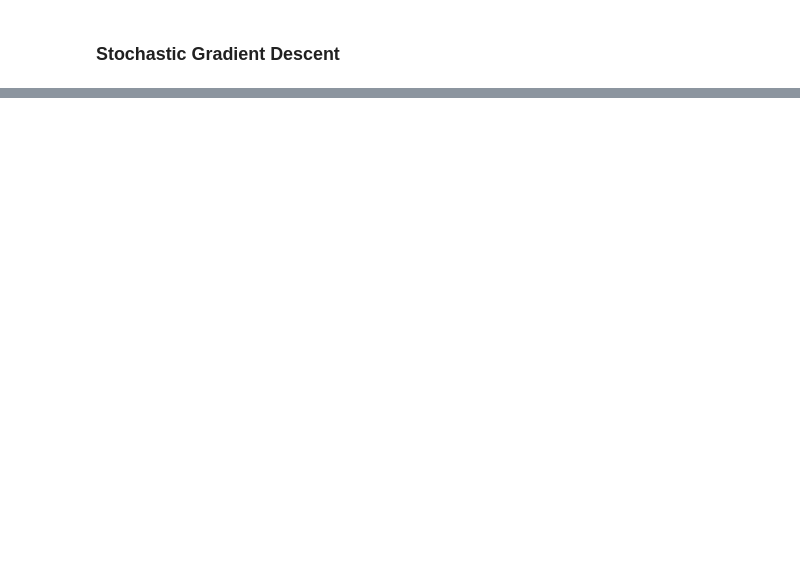
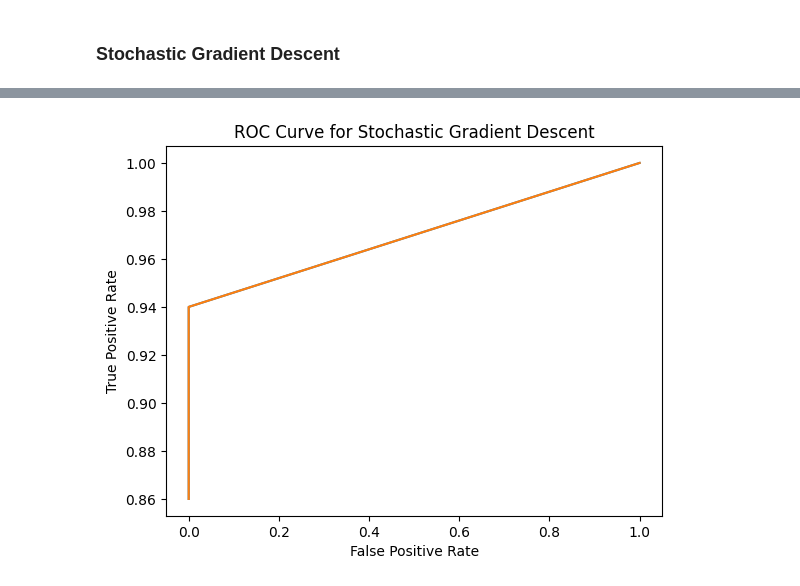
Before and after one commit to AbinashChetia/log_reg_ac, a Jupyter notebook: eg_logReg.ipynb, the cells around one changed output, grey strips where cells are left out. Saved outputs shown, nothing was run; the diff lists cells and outputs as text; code cells hidden in the pictures; blank space fills up the shorter version.

```diff
--- a/eg_logReg.ipynb
+++ b/eg_logReg.ipynb
@@ -220,0 +231,23 @@ fig.savefig('plots/sgd_data_dist_db.png')
+# %%
+sgd_pred_prob = logReg2.predict(data_x, prob=True)
+sgd_tpr = []
+sgd_fpr = []
+for t in thresh:
+    sgd_pred = [1 if i >= t else 0 for i in sgd_pred_prob]
+    sgd_cf_info = utilsAC.get_performance_measure(data_y, sgd_pred)
+    tp = sgd_cf_info['tp']
+    fp = sgd_cf_info['fp']
+    tn = sgd_cf_info['tn']
+    fn = sgd_cf_info['fn']
+    sgd_tpr.append(tp/(tp+fn))
+    sgd_fpr.append(fp/(fp+tn))
+fig = plt.figure()
+plt.plot(sgd_fpr, sgd_tpr)
+plt.plot(gd_fpr, gd_tpr)
+plt.xlabel('False Positive Rate')
+plt.ylabel('True Positive Rate')
+plt.title('ROC Curve for Stochastic Gradient Descent')
+plt.show()
+fig.savefig('plots/sgd_roc.png')
+# %% [output]
+[figure, added]
```
Also changed, not shown: parts of 10 cells of this notebook, 9 other files.
